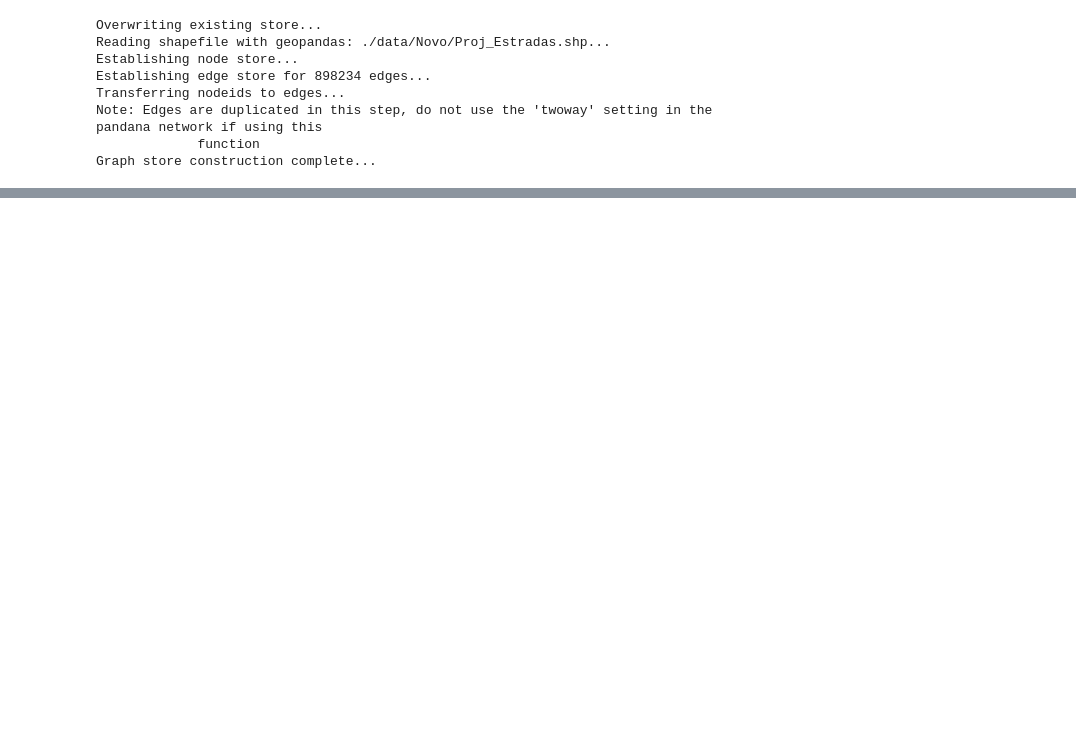
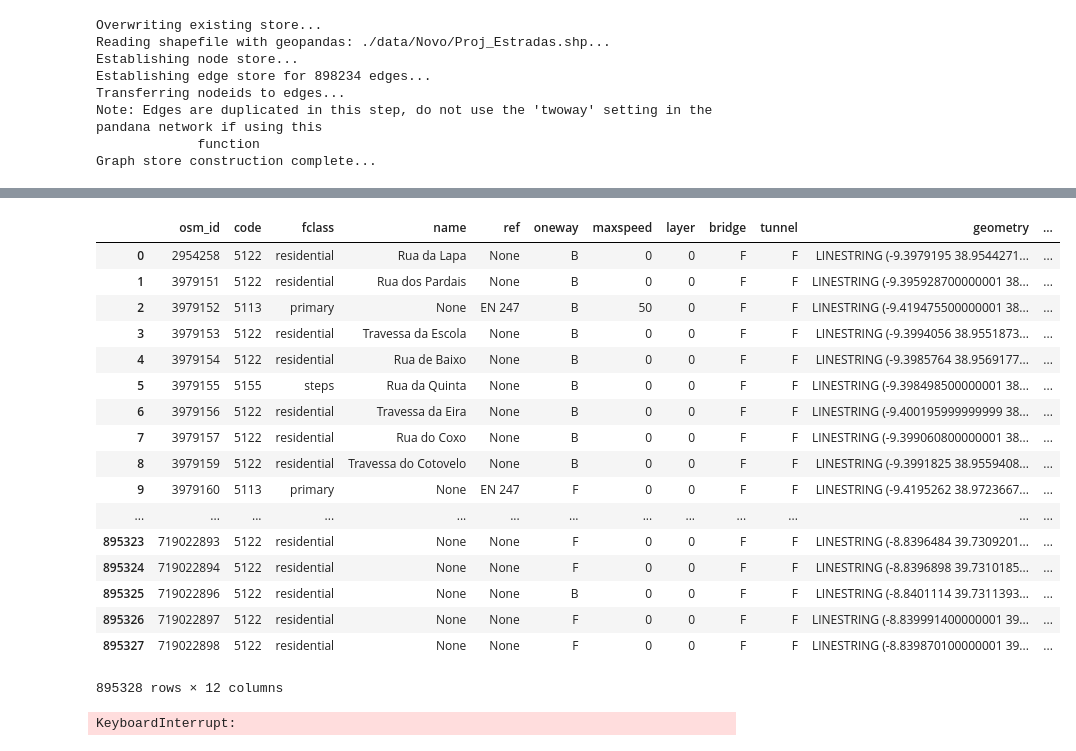
Before and after one commit to fillipefeitosa/gettin, a Jupyter notebook: pandana/Shapefile to Pandana Network.ipynb, the cells around one changed output, grey strips where cells are left out. Cells and saved outputs as stored; diff of their text form; code cells hidden in the pictures; blank space fills up the shorter version.

```diff
--- a/pandana/Shapefile to Pandana Network.ipynb
+++ b/pandana/Shapefile to Pandana Network.ipynb
@@ -104,3 +116,7 @@ Transferring nodeids to edges...
 Note: Edges are duplicated in this step, do not use the 'twoway' setting in the pandana network if using this
              function
 Graph store construction complete...
+# %%
+myNetwork_raw = gpd.read_file('./portugal/gis_osm_roads_free_1.shp')
+# %%
+network_dist = gpd.read_file( './data/Novo/Proj_Estradas.shp')
@@ -106,0 +149,28 @@ Graph store construction complete...
+# %%
+mergedDf = pd.merge(myNetwork_raw, network_dist[['dist']], left_on=myNetwork_raw.osm_id, right_on=network_dist.osm_id)
+# %%
+mergedDf = mergedDf.drop(columns='key_0')
+mergedDf
+# %% [output]
+|  | osm_id | code | fclass | name | ref | oneway | maxspeed | layer | bridge | tunnel | geometry | ... |
+| 0 | 2954258 | 5122 | residential | Rua da Lapa | None | B | 0 | 0 | F | F | LINESTRING (-9.3979195 38.9544271... | ... |
+| 1 | 3979151 | 5122 | residential | Rua dos Pardais | None | B | 0 | 0 | F | F | LINESTRING (-9.395928700000001 38... | ... |
+| 2 | 3979152 | 5113 | primary | None | EN 247 | B | 50 | 0 | F | F | LINESTRING (-9.419475500000001 38... | ... |
+| 3 | 3979153 | 5122 | residential | Travessa da Escola | None | B | 0 | 0 | F | F | LINESTRING (-9.3994056 38.9551873... | ... |
+| 4 | 3979154 | 5122 | residential | Rua de Baixo | None | B | 0 | 0 | F | F | LINESTRING (-9.3985764 38.9569177... | ... |
+| 5 | 3979155 | 5155 | steps | Rua da Quinta | None | B | 0 | 0 | F | F | LINESTRING (-9.398498500000001 38... | ... |
+| 6 | 3979156 | 5122 | residential | Travessa da Eira | None | B | 0 | 0 | F | F | LINESTRING (-9.400195999999999 38... | ... |
+| 7 | 3979157 | 5122 | residential | Rua do Coxo | None | B | 0 | 0 | F | F | LINESTRING (-9.399060800000001 38... | ... |
+| 8 | 3979159 | 5122 | residential | Travessa do Cotovelo | None | B | 0 | 0 | F | F | LINESTRING (-9.3991825 38.9559408... | ... |
+| 9 | 3979160 | 5113 | primary | None | EN 247 | F | 0 | 0 | F | F | LINESTRING (-9.4195262 38.9723667... | ... |
+| ... | ... | ... | ... | ... | ... | ... | ... | ... | ... | ... | ... | ... |
+| 895323 | 719022893 | 5122 | residential | None | None | F | 0 | 0 | F | F | LINESTRING (-8.8396484 39.7309201... | ... |
+| 895324 | 719022894 | 5122 | residential | None | None | F | 0 | 0 | F | F | LINESTRING (-8.8396898 39.7310185... | ... |
+| 895325 | 719022896 | 5122 | residential | None | None | B | 0 | 0 | F | F | LINESTRING (-8.8401114 39.7311393... | ... |
+| 895326 | 719022897 | 5122 | residential | None | None | F | 0 | 0 | F | F | LINESTRING (-8.839991400000001 39... | ... |
+| 895327 | 719022898 | 5122 | residential | None | None | F | 0 | 0 | F | F | LINESTRING (-8.839870100000001 39... | ... |
+895328 rows × 12 columns
+# %%
+mergedDf.to_excel('./data/networkNoCSR.xlsx')
+# %% [output]
+KeyboardInterrupt:
```
Also changed, not shown: parts of 9 cells of this notebook, 3 other files.
